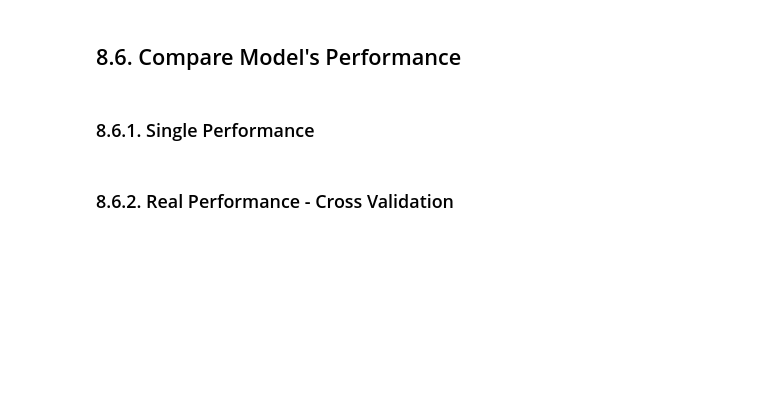
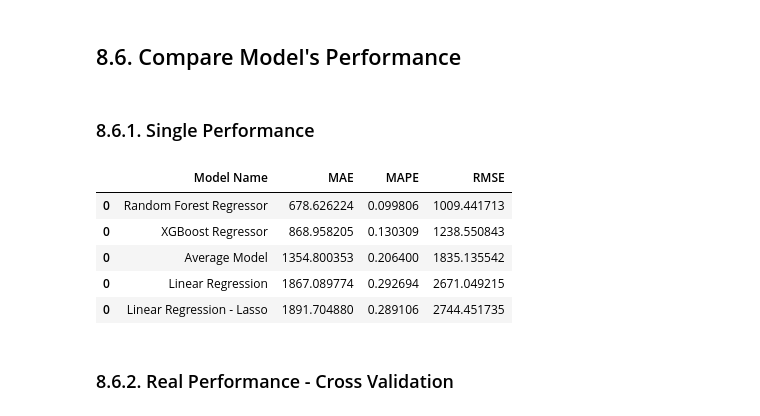
Before and after one commit to Gutscs/Rossmann-Forecasting-Sales, a Jupyter notebook: RossmannSales.ipynb, the cells around one changed output. Cells and saved outputs as stored; diff of their text form; code cells hidden in the pictures; blank space fills up the shorter version.

```diff
--- a/RossmannSales.ipynb
+++ b/RossmannSales.ipynb
@@ -1347,11 +1347,11 @@ lrr_result_cv
 ## 8.4. Random Forest Regressor
 # %%
 ## model
-#rf = RandomForestRegressor( n_estimators=100, n_jobs=-1, random_state=42 ).fit( x_train, y_train)
+rf = RandomForestRegressor( n_estimators=100, n_jobs=-1, random_state=42 ).fit( x_train, y_train)
 
 # prediction
-#yhat_rf = rf.predict( x_test )
+yhat_rf = rf.predict( x_test )
 
 # performance
-#rf_result = ml_error( "Random Forest Regressor", np.expm1( y_test ), np.expm1( yhat_rf ) )
-#rf_result
+rf_result = ml_error( "Random Forest Regressor", np.expm1( y_test ), np.expm1( yhat_rf ) )
+rf_result
@@ -1364,12 +1375,12 @@ lrr_result_cv
 ## 8.5. XGBoost Regressor
 # %%
 # model
-#model_xgb = []
-#model_xgb = xgb.XGBRegressor().fit( x_train, y_train )
+model_xgb = []
+model_xgb = xgb.XGBRegressor().fit( x_train, y_train )
 
 # prediction
-#yhat_xgb = model_xgb.predict( x_test )
+yhat_xgb = model_xgb.predict( x_test )
 
 # performance
-#xgb_result = ml_error( 'XGBoost Regressor', np.expm1( y_test ), np.expm1( yhat_xgb ) )
-#xgb_result
+xgb_result = ml_error( 'XGBoost Regressor', np.expm1( y_test ), np.expm1( yhat_xgb ) )
+xgb_result
@@ -1383,8 +1405,15 @@ lrr_result_cv
 # %% [markdown]
 ### 8.6.1. Single Performance
 # %%
-#modelling_result = pd.concat( [baseline_result, lr_result, lrr_result, rf_result, xgb_result] )
-#modelling_result.sort_values( 'RMSE' )
+modelling_result = pd.concat( [baseline_result, lr_result, lrr_result, rf_result, xgb_result] )
+modelling_result.sort_values( 'RMSE' )
+# %% [output]
+|  | Model Name | MAE | MAPE | RMSE |
+| 0 | Random Forest Regressor | 678.626224 | 0.099806 | 1009.441713 |
+| 0 | XGBoost Regressor | 868.958205 | 0.130309 | 1238.550843 |
+| 0 | Average Model | 1354.800353 | 0.206400 | 1835.135542 |
+| 0 | Linear Regression | 1867.089774 | 0.292694 | 2671.049215 |
+| 0 | Linear Regression - Lasso | 1891.704880 | 0.289106 | 2744.451735 |
 # %% [markdown]
 ### 8.6.2. Real Performance - Cross Validation
 # %%
```
Also changed, not shown: parts of 24 cells of this notebook.
